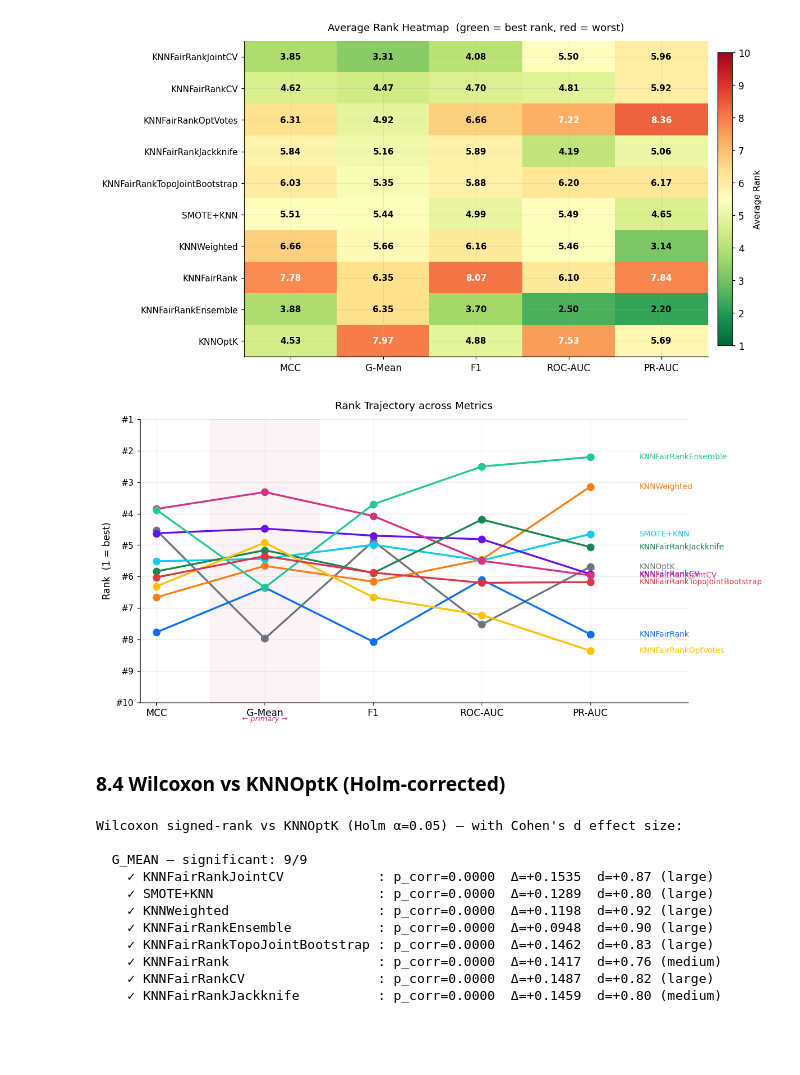
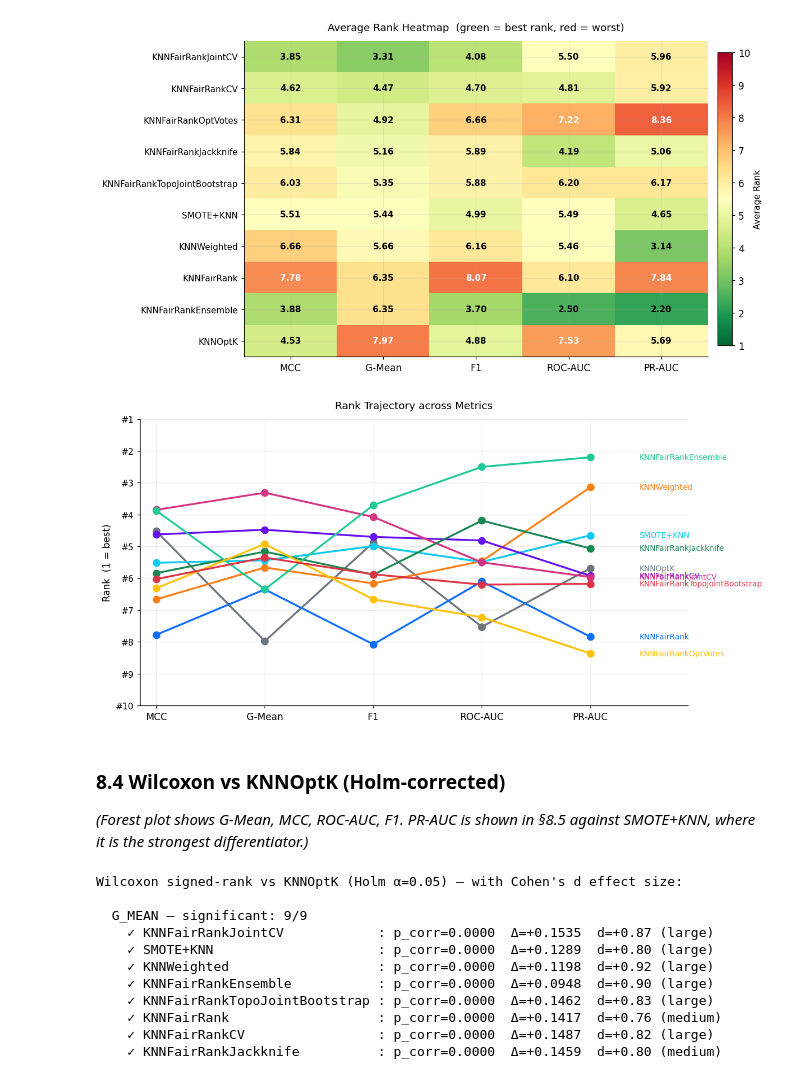
Before and after one commit to zepaulo333/knn_classimbalance, a Jupyter notebook: notebooks/entrega_final.ipynb, the cells around one changed output. Drawn from its saved outputs; the diff is of its cells as text; code cells hidden in the pictures; blank space fills up the shorter version.

```diff
--- a/notebooks/entrega_final.ipynb
+++ b/notebooks/entrega_final.ipynb
@@ -1450,40 +1449,38 @@ plt.show()
 METRICS_LABEL = ["MCC","G-Mean","F1","ROC-AUC","PR-AUC"]
 x = range(len(METRICS))
 
 fig, ax = plt.subplots(figsize=(11, 5.5))
 
 for algo in ALGOS:
     ranks = [avg_ranks(pivots[m])[algo] for m in METRICS]
     color = PALETTE[algo]
     ax.plot(x, ranks, marker="o", color=color, linewidth=2.2,
             markersize=8, label=algo, zorder=3)
     # Label at the right end
     ax.text(len(METRICS) - 0.55, ranks[-1], algo,
             va="center", ha="left", fontsize=9, color=color)
 
 ax.set_xticks(range(len(METRICS)))
 ax.set_xticklabels(METRICS_LABEL, fontsize=11)
 ax.set_yticks(range(1, len(ALGOS) + 1))
 ax.set_yticklabels([f"#{i}" for i in range(1, len(ALGOS) + 1)], fontsize=10)
 ax.invert_yaxis()
 ax.set_xlim(-0.15, len(METRICS) - 0.1)
 ax.set_ylabel("Rank  (1 = best)", fontsize=11)
 ax.set_title("Rank Trajectory across Metrics", fontsize=12, pad=12)
 ax.grid(axis="y", alpha=0.25)
 ax.grid(axis="x", alpha=0.15)
 
-# Shade the background of the G-Mean column (primary metric)
-ax.axvspan(0.5, 1.5, color="#d63384", alpha=0.06, zorder=0, label="Primary metric")
-ax.text(1, len(ALGOS) + 0.6, "← primary →", ha="center",
-        fontsize=8.5, color="#d63384", style="italic")
 
 plt.tight_layout()
 plt.savefig("results/figures/rank_bump_chart.png", bbox_inches="tight")
 plt.show()
 # %% [output]
-[figure, old version]
+[figure, new version]
-# %% [markdown]
-### 8.4 Wilcoxon vs KNNOptK (Holm-corrected)
+# %% [markdown]
+### 8.4 Wilcoxon vs KNNOptK (Holm-corrected)
+
+*(Forest plot shows G-Mean, MCC, ROC-AUC, F1. PR-AUC is shown in §8.5 against SMOTE+KNN, where it is the strongest differentiator.)*
 # %%
 print("Wilcoxon signed-rank vs KNNOptK (Holm α=0.05) — with Cohen's d effect size:")
 for m in ["g_mean","roc_auc","mcc","f1"]:
```
Also changed, not shown: parts of 8 cells of this notebook, 1 other file.
